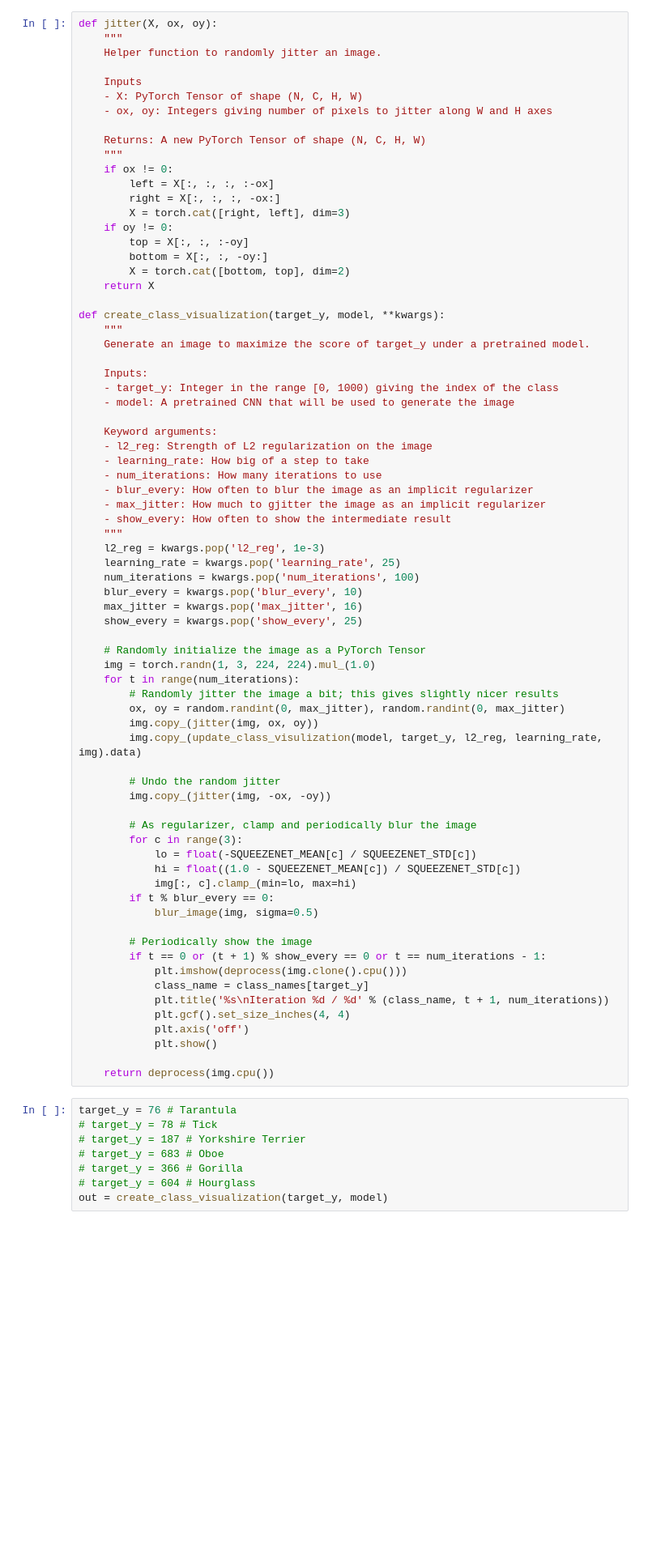
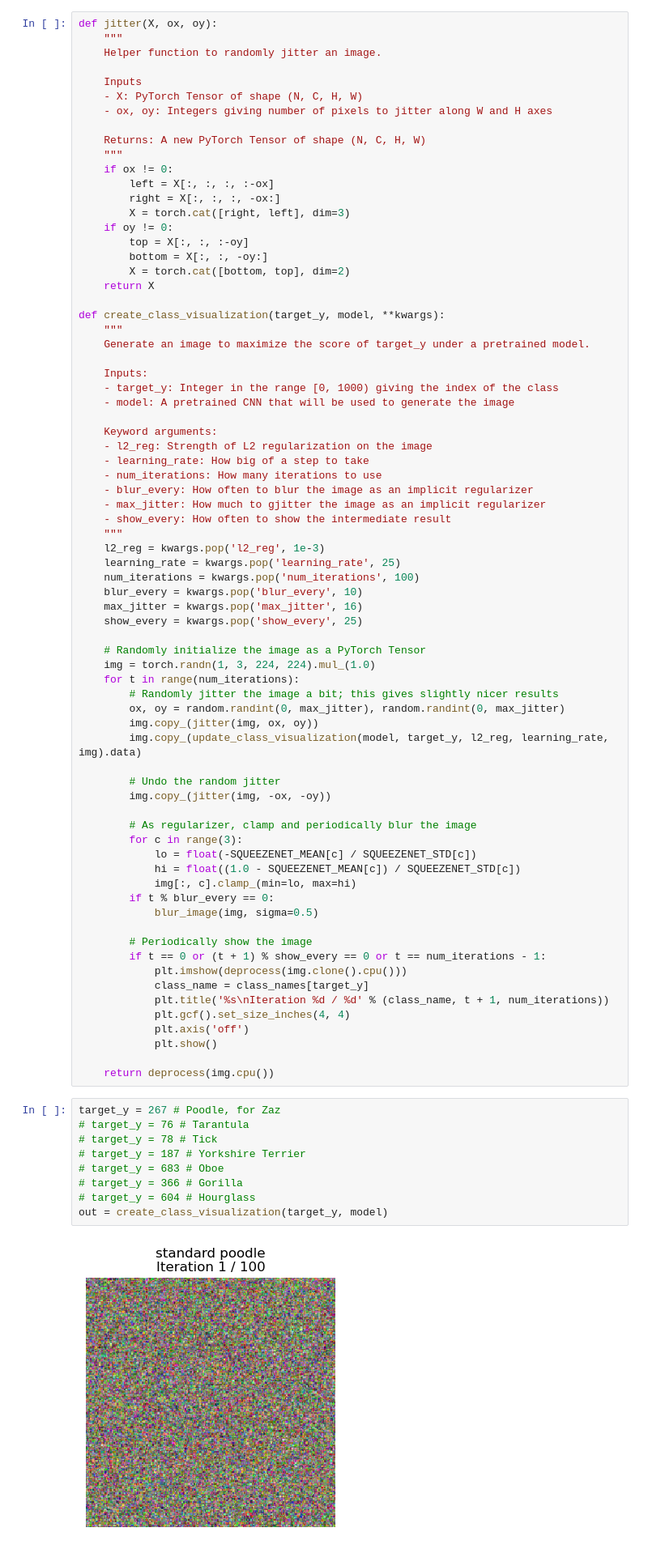
Before and after one commit to arubisov/cs182, a Jupyter notebook: hw2/NetworkVisualization.ipynb, the cells around one changed output. Shown at 81% size. Cells and saved outputs as stored; diff of their text form; blank space fills up the shorter version.

Commit message:
network visualization / DeepDream idea

```diff
--- a/hw2/NetworkVisualization.ipynb
+++ b/hw2/NetworkVisualization.ipynb
@@ -299,7 +337,7 @@ def create_class_visualization(target_y, model, **kwargs):
         # Randomly jitter the image a bit; this gives slightly nicer results
         ox, oy = random.randint(0, max_jitter), random.randint(0, max_jitter)
         img.copy_(jitter(img, ox, oy))
-        img.copy_(update_class_visulization(model, target_y, l2_reg, learning_rate, img).data)
+        img.copy_(update_class_visualization(model, target_y, l2_reg, learning_rate, img).data)
 
         # Undo the random jitter
         img.copy_(jitter(img, -ox, -oy))
@@ -323,10 +361,13 @@ def create_class_visualization(target_y, model, **kwargs):
 
     return deprocess(img.cpu())
 # %%
-target_y = 76 # Tarantula
+target_y = 267 # Poodle, for Zaz
+# target_y = 76 # Tarantula
 # target_y = 78 # Tick
 # target_y = 187 # Yorkshire Terrier
 # target_y = 683 # Oboe
 # target_y = 366 # Gorilla
 # target_y = 604 # Hourglass
 out = create_class_visualization(target_y, model)
+# %% [output]
+[figure, added]
```
Also changed, not shown: parts of 7 cells of this notebook, 1 other file.
